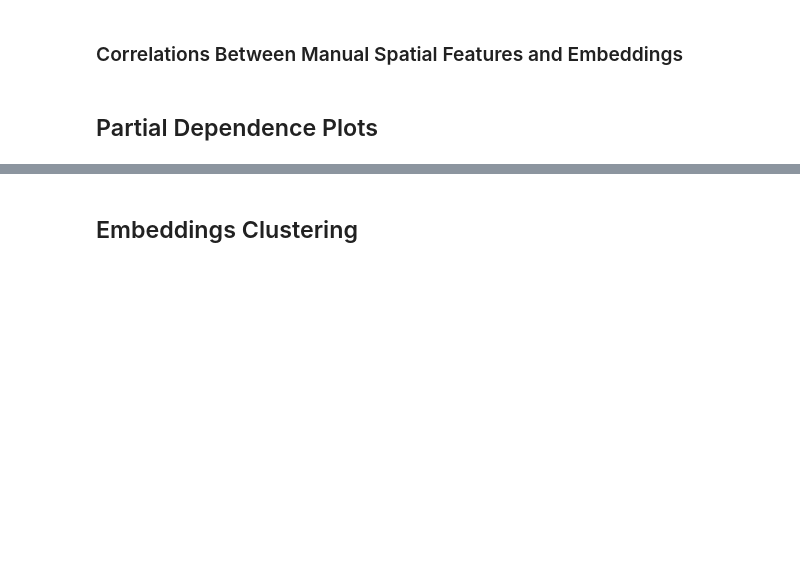
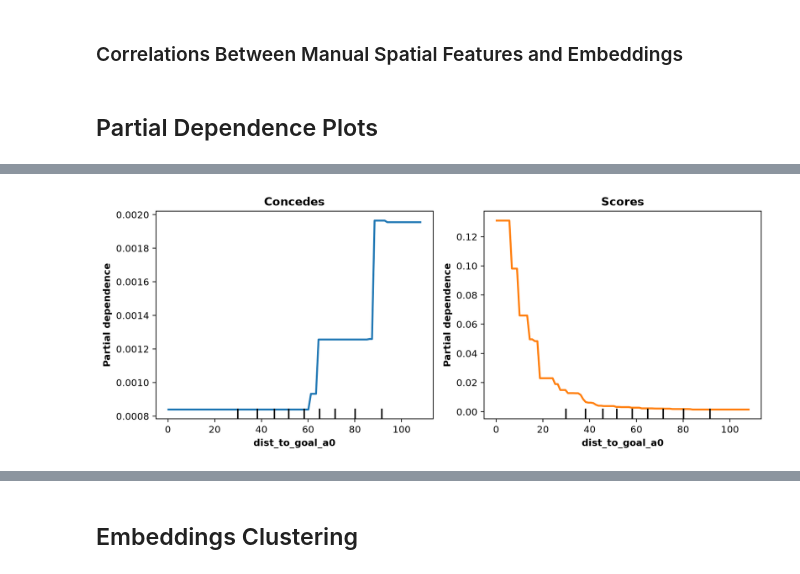
Before and after one commit to CharlieHomewood/dissertation, a Jupyter notebook: notebooks/evaluation.ipynb, the cells around one changed output, grey strips where cells are left out. Saved outputs shown, nothing was run; the diff lists cells and outputs as text; code cells hidden in the pictures; blank space fills up the shorter version.

```diff
--- a/notebooks/evaluation.ipynb
+++ b/notebooks/evaluation.ipynb
@@ -1041,40 +1068,42 @@ plt.show()
 fig, axes = plt.subplots(1, 2, figsize=(10, 4), sharey=True)
 
 disp1 = PartialDependenceDisplay.from_estimator(
-    estimator=concedes_classifier_model,
+    estimator=concedes_baseline_classifier_model,
     X=X_pdp,
     features=["dist_to_goal_a0"],
     response_method="predict_proba",
     kind="average",
     ax=axes[0],
     line_kw={"color": "tab:blue", "linewidth": 2},
-    percentiles=(0.1, 0.9),
+    percentiles=(0, 1),
     random_state=seed
 )
 
 axes[0].set_title("Concedes", fontweight="bold")
 disp1.axes_[0, 0].xaxis.label.set_weight("bold")
 disp1.axes_[0, 0].yaxis.label.set_weight("bold")
 
 disp2 = PartialDependenceDisplay.from_estimator(
-    estimator=scores_classifier_model,
+    estimator=scores_baseline_classifier_model,
     X=X_pdp,
     features=["dist_to_goal_a0"],
     response_method="predict_proba",
     kind="average",
     ax=axes[1],
     line_kw={"color": "tab:orange", "linewidth": 2},
-    percentiles=(0.1, 0.9),
+    percentiles=(0, 1),
     random_state=seed
 )
 
 axes[1].set_title("Scores", fontweight="bold")
 disp2.axes_[0, 0].xaxis.label.set_weight("bold")
 disp2.axes_[0, 0].yaxis.label.set_weight("bold")
 
 plt.tight_layout()
-plt.savefig("../reports/dissertation/figures/pdp_dist_to_goal_a0.png", dpi=300)
+plt.savefig("../reports/dissertation/figures/pdp_most_important_score_baseline_feature.png", dpi=300)
 plt.show()
+# %% [output]
+[figure, added]
 # %%
 fig, axes = plt.subplots(1, 2, figsize=(10, 4), sharey=True)
 
```
Also changed, not shown: parts of 40 cells of this notebook, 15 other files.
